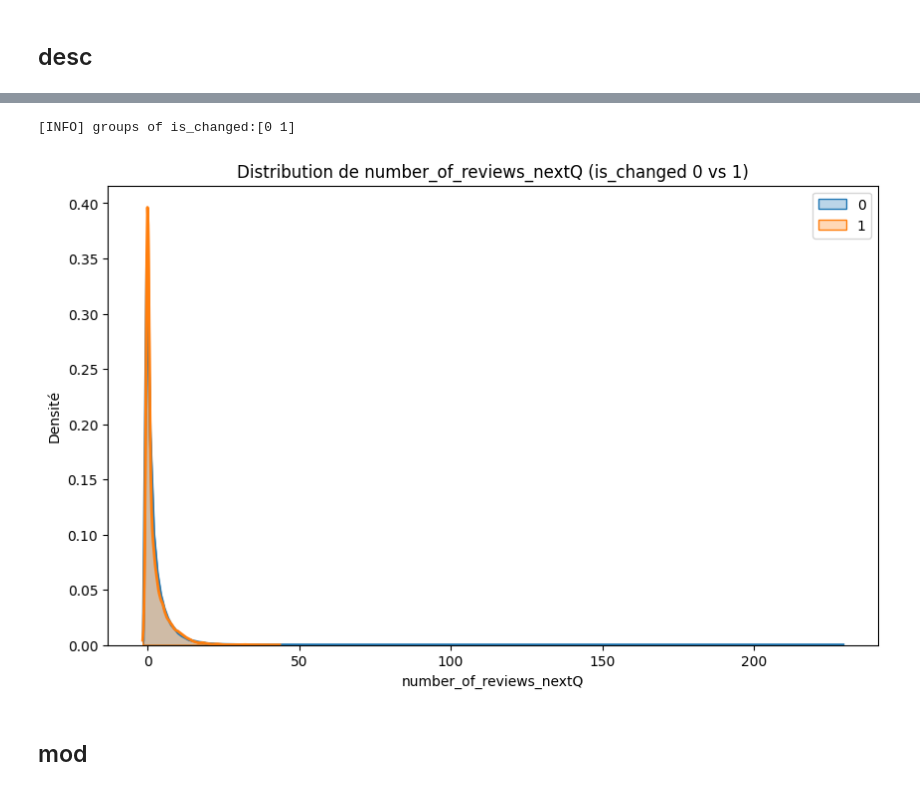
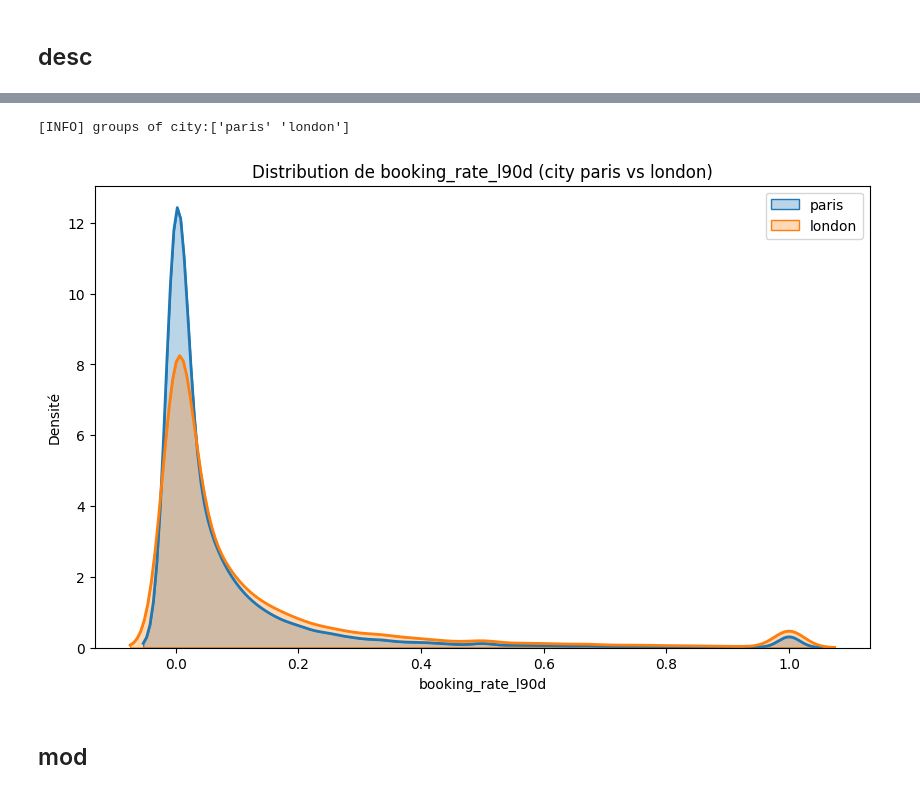
Before and after one commit to yeliu-dh/SelfPresentation_Multimodal_airbnb, a Jupyter notebook: C_stat/test_fa.ipynb, the cells around one changed output, grey strips where cells are left out. Cells and saved outputs as stored; diff of their text form; code cells hidden in the pictures.

```diff
--- a/C_stat/test_fa.ipynb
+++ b/C_stat/test_fa.ipynb
@@ -166,12 +397,15 @@ availability==0=>nan: 2712
 importlib.reload(preprocess_listings)
 from utils.preprocess_listings import group_mean_table_ttest
 
-OUTPUT_FOLDER_DESC=Path("../output_fa_bge/desc")
+OUTPUT_FOLDER_DESC=Path("../output_fa_paris/desc")
+# path_df_scores="../data_processed_paris\listings_paris2406_bge_scores.csv"
+# df_scores=pd.read_csv(path_df_scores)
+print(len(df_scores),"\n")
+print(df_scores.columns.to_list())
+print(df_scores.status.value_counts(dropna=False))
 
-path_df_scores="../data_processed_paris/bge/listings_paris2406_scores_bge_reviews.csv"
-df_scores=pd.read_csv(path_df_scores)
-print(len(df_scores))
 
+df_scores['is_new_enterant']=df_scores["status"].apply(lambda x : 1 if x=="new_host" or x=="reactived_host" else 0)
 
 cols_to_check=[
     # "host_identity_verified", "host_has_profile_pic",
@@ -179,14 +413,9 @@ cols_to_check=[
     "years_since_host", "professional_host",#'calculated_host_listings_count',
     # "lang", "len",
     "price", "availability_30","availability_90", "room_type", "instant_bookable",
-    "number_of_reviewsQ3", "booking_rate_l90d"
+    "number_of_reviews_thisQ", "number_of_reviews_nextQ",
+    "booking_rate_l90d_previousQ", "booking_rate_l90d", #'is_changed'
 ]
 tactics_vars=["ouverture", "authenticité","sociabilité","auto_promotion","exemplarité"]
-
-
-group_mean_table_ttest(df=df_scores,
-            cols_to_check=cols_to_check+tactics_vars,
-            group_col='host_is_superhost',
-            save=True, output_folder=OUTPUT_FOLDER_DESC, filename_noext=None)
 # %% [output]
 62738
@@ -222,13 +639,13 @@ group_mean_table_ttest(df=df_scores,
 # %%
 importlib.reload(preprocess_listings)
 from utils.preprocess_listings import plot_distribution
-df=pd.read_csv("../data_processed_paris/bge\listings_paris2406_scores_bge_reviews.csv")
-
-plot_distribution(df=df, group_col="is_changed", y_var='number_of_reviews_nextQ',
+path_df_scores="../data_all\listings_paris_london2406.csv"
+df=pd.read_csv(path_df_scores)
+plot_distribution(df=df, group_col="city", y_var='booking_rate_l90d',
                     save=False, output_folder=OUTPUT_FOLDER_DESC,filename=None)
 # %% [output]
-[INFO] groups of is_changed:[0 1]
+[INFO] groups of city:['paris' 'london']
-[figure, old version]
+[figure, new version]
 # %% [markdown]
 ## mod
 # %%
```
Also changed, not shown: parts of 27 cells of this notebook, 8 other files.
